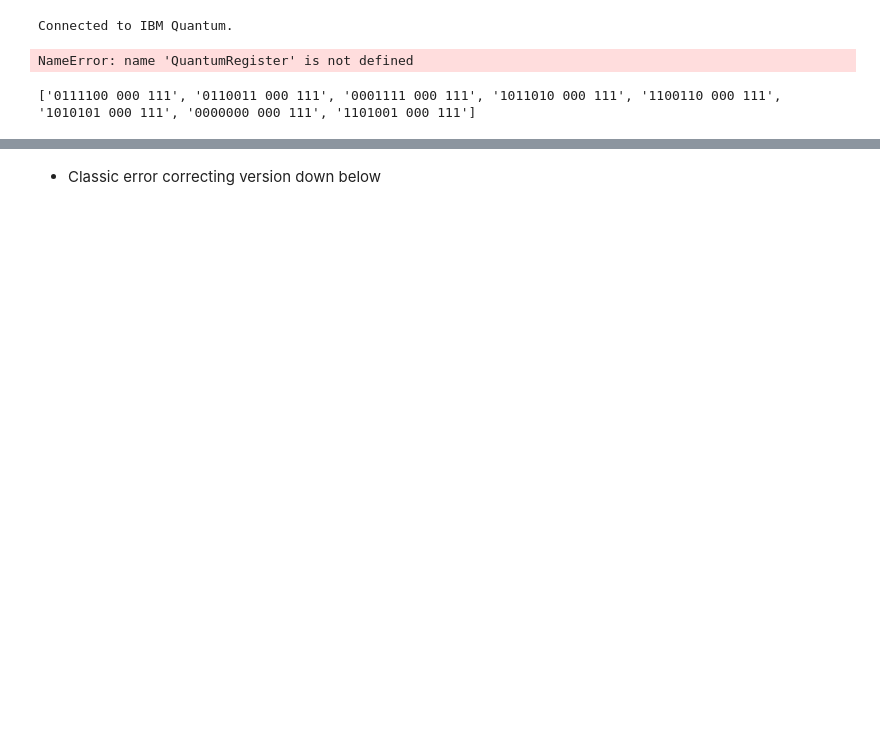
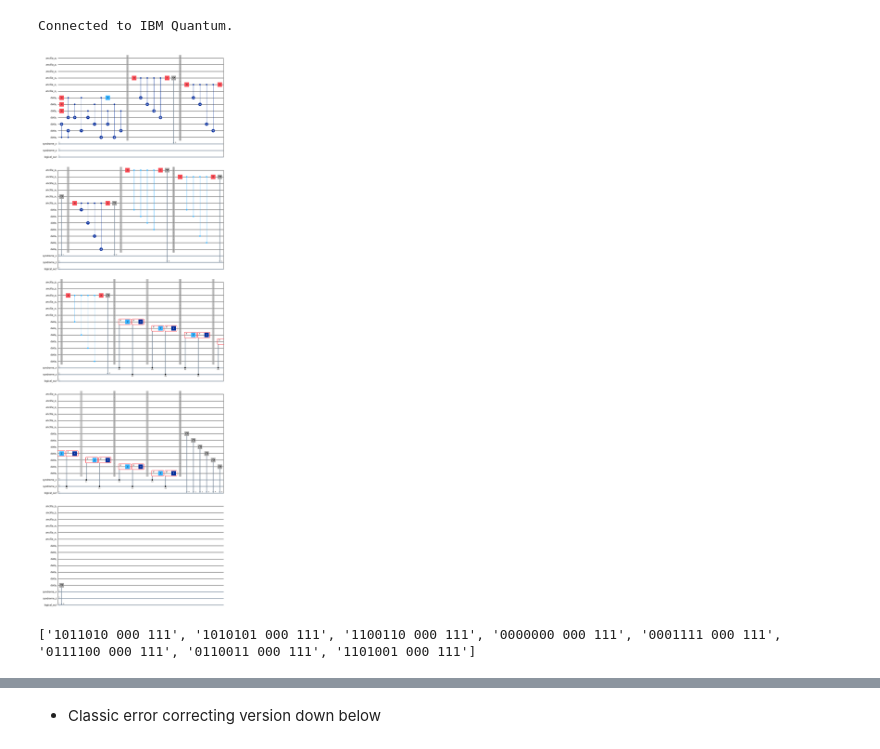
Before and after one commit to markb5477/IBM-Q, a Jupyter notebook: Desktop/IBMQ/bachelor_thesis/error_correcting_code/Steane/Steane_phase_flip.ipynb, the cells around one changed output, grey strips where cells are left out. Cells and saved outputs as stored; diff of their text form; code cells hidden in the pictures; blank space fills up the shorter version.

```diff
--- a/Desktop/IBMQ/bachelor_thesis/error_correcting_code/Steane/Steane_phase_flip.ipynb
+++ b/Desktop/IBMQ/bachelor_thesis/error_correcting_code/Steane/Steane_phase_flip.ipynb
@@ -51,7 +50,6 @@ circuit.barrier()
 stabilizers_x = [(0,1,2,3), (0,1,4,5), (0,2,4,6)]
 for i, (q0, q1, q2, q3) in enumerate(stabilizers_x):
     circuit.h(ancilla_x[i])
-    # Reverse the control-target order for the CNOT gates:
     circuit.cx(ancilla_x[i], data[q0])
     circuit.cx(ancilla_x[i], data[q1])
     circuit.cx(ancilla_x[i], data[q2])
@@ -61,43 +59,48 @@ for i, (q0, q1, q2, q3) in enumerate(stabilizers_x):
     circuit.barrier()
 
 
-# Z stabilizer measurement
 stabilizers = [(0,1,2,3), (0,1,4,5), (0,2,4,6)]
 for i, (q0, q1, q2, q3) in enumerate(stabilizers):
     circuit.h(ancilla_z[i])
     circuit.cz(data[q0], ancilla_z[i])
     circuit.cz(data[q1], ancilla_z[i])
     circuit.cz(data[q2], ancilla_z[i])
     circuit.cz(data[q3], ancilla_z[i])
     circuit.h(ancilla_z[i])
     circuit.measure(ancilla_z[i], syndrome_z[i])
     circuit.barrier()
 
 
-corrections = [(0b111, 0), (0b011, 1), (0b101, 2), (0b110, 3),
-               (0b001, 4), (0b010, 5), (0b100, 6)]
+corrections = [
+    (0b111, 0),  # Qubit 0 -> Syndrome 111
+    (0b011, 1),  # Qubit 1 -> Syndrome 011
+    (0b101, 2),  # Qubit 2 -> Syndrome 101
+    (0b001, 3),  # Qubit 3 -> Syndrome 001
+    (0b110, 4),  # Qubit 4 -> Syndrome 110
+    (0b010, 5),  # Qubit 5 -> Syndrome 010
+    (0b100, 6)   # Qubit 6 -> Syndrome 100
+]
 
-
+# Correct for phase-flip (Z) errors using the syndrome from the X stabilizers.
 for pattern, qubit in corrections:
     with circuit.if_test((syndrome_x, pattern)):
         circuit.z(data[qubit])
     with circuit.if_test((syndrome_z, pattern)):
         circuit.x(data[qubit])
-    circuit.barrier()
 
 
 
 for i in range(7):
     circuit.measure(data[i], logical_out[i])
 
 
 circuit.draw(output='mpl')
 # %% [output]
-NameError: name 'QuantumRegister' is not defined
+[figure, added]
 # %%
 # Simulation parameters
 simulator = AerSimulator()  # Try default simulator first
-NUM_SHOTS = 5000
+NUM_SHOTS = 3000
 classic_job = simulator.run(circuit, shots=NUM_SHOTS)
 classic_result = classic_job.result()
 counts = classic_result.get_counts()
@@ -105,7 +108,7 @@ CodeWord = list(counts.keys())
 
 print(CodeWord)
 # %% [output]
-['0111100 000 111', '0110011 000 111', '0001111 000 111', '1011010 000 111', '1100110 000 111', '1010101 000 111', '0000000 000 111', '1101001 000 111']
+['1011010 000 111', '1010101 000 111', '1100110 000 111', '0000000 000 111', '0001111 000 111', '0111100 000 111', '0110011 000 111', '1101001 000 111']
 # %%
 plot_histogram(classic_result.get_counts(), title='Simulation counts for fixed quantum version')
 # %% [output]
```
Also changed, not shown: parts of 8 cells of this notebook, 4 other files.
